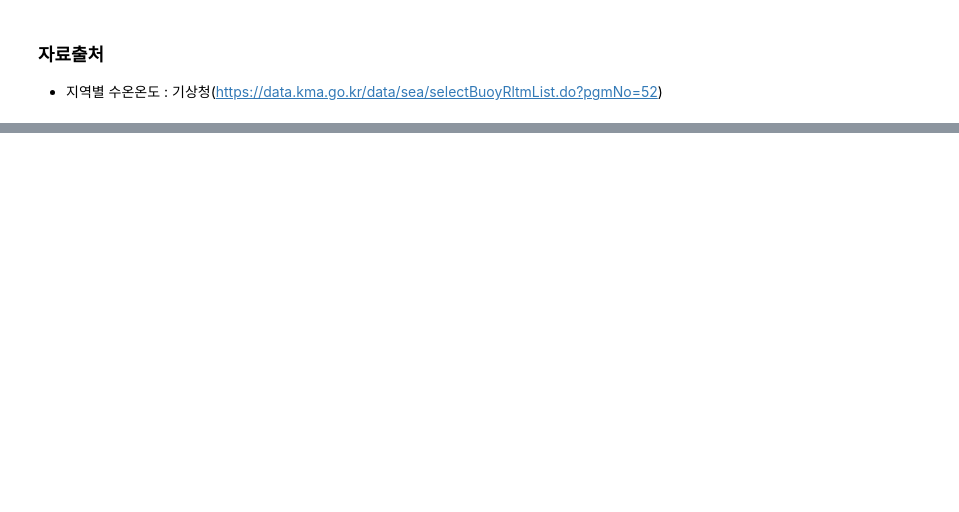
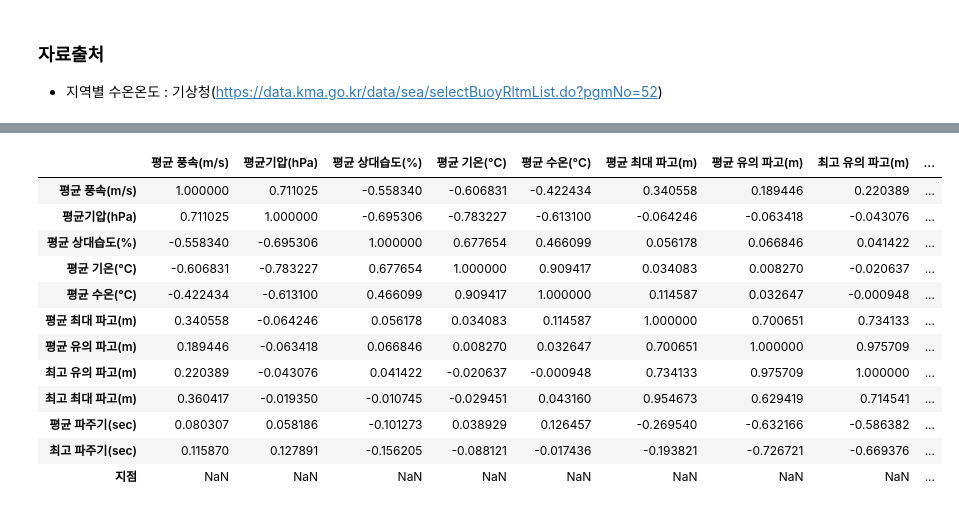
Before and after one commit to dlwogus552/big_data_project, a Jupyter notebook: python/temperature_data.ipynb, the cells around one changed output, grey strips where cells are left out. Saved outputs shown, nothing was run; the diff lists cells and outputs as text; code cells hidden in the pictures; blank space fills up the shorter version.

```diff
--- a/python/temperature_data.ipynb
+++ b/python/temperature_data.ipynb
@@ -31,2 +27,7 @@ geomun_df
+# %%
+geoje_df=pd.read_csv('./data/temperature/거문도 통합.csv',encoding='cp949',index_col='일시')
+df2=geoje_df.iloc[:,1:].groupby('일시').mean()
+df2['지점']=22103
+df2.to_csv('./data/temperature/month/거문도_월별.csv')
 # %%
 geoje_df=pd.read_csv('./data/temperature/거제도 통합.csv',encoding='cp949',index_col='일시')
@@ -40,0 +58,16 @@ df1.to_csv('./data/temperature/울산_월별.csv')
+# %%
+df2.corr()
+# %% [output]
+|  | 평균 풍속(m/s) | 평균기압(hPa) | 평균 상대습도(%) | 평균 기온(°C) | 평균 수온(°C) | 평균 최대 파고(m) | 평균 유의 파고(m) | 최고 유의 파고(m) | ... |
+| 평균 풍속(m/s) | 1.000000 | 0.711025 | -0.558340 | -0.606831 | -0.422434 | 0.340558 | 0.189446 | 0.220389 | ... |
+| 평균기압(hPa) | 0.711025 | 1.000000 | -0.695306 | -0.783227 | -0.613100 | -0.064246 | -0.063418 | -0.043076 | ... |
+| 평균 상대습도(%) | -0.558340 | -0.695306 | 1.000000 | 0.677654 | 0.466099 | 0.056178 | 0.066846 | 0.041422 | ... |
+| 평균 기온(°C) | -0.606831 | -0.783227 | 0.677654 | 1.000000 | 0.909417 | 0.034083 | 0.008270 | -0.020637 | ... |
+| 평균 수온(°C) | -0.422434 | -0.613100 | 0.466099 | 0.909417 | 1.000000 | 0.114587 | 0.032647 | -0.000948 | ... |
+| 평균 최대 파고(m) | 0.340558 | -0.064246 | 0.056178 | 0.034083 | 0.114587 | 1.000000 | 0.700651 | 0.734133 | ... |
+| 평균 유의 파고(m) | 0.189446 | -0.063418 | 0.066846 | 0.008270 | 0.032647 | 0.700651 | 1.000000 | 0.975709 | ... |
+| 최고 유의 파고(m) | 0.220389 | -0.043076 | 0.041422 | -0.020637 | -0.000948 | 0.734133 | 0.975709 | 1.000000 | ... |
+| 최고 최대 파고(m) | 0.360417 | -0.019350 | -0.010745 | -0.029451 | 0.043160 | 0.954673 | 0.629419 | 0.714541 | ... |
+| 평균 파주기(sec) | 0.080307 | 0.058186 | -0.101273 | 0.038929 | 0.126457 | -0.269540 | -0.632166 | -0.586382 | ... |
+| 최고 파주기(sec) | 0.115870 | 0.127891 | -0.156205 | -0.088121 | -0.017436 | -0.193821 | -0.726721 | -0.669376 | ... |
+| 지점 | NaN | NaN | NaN | NaN | NaN | NaN | NaN | NaN | ... |
```
Also changed, not shown: parts of 7 cells of this notebook, 12 other files.
